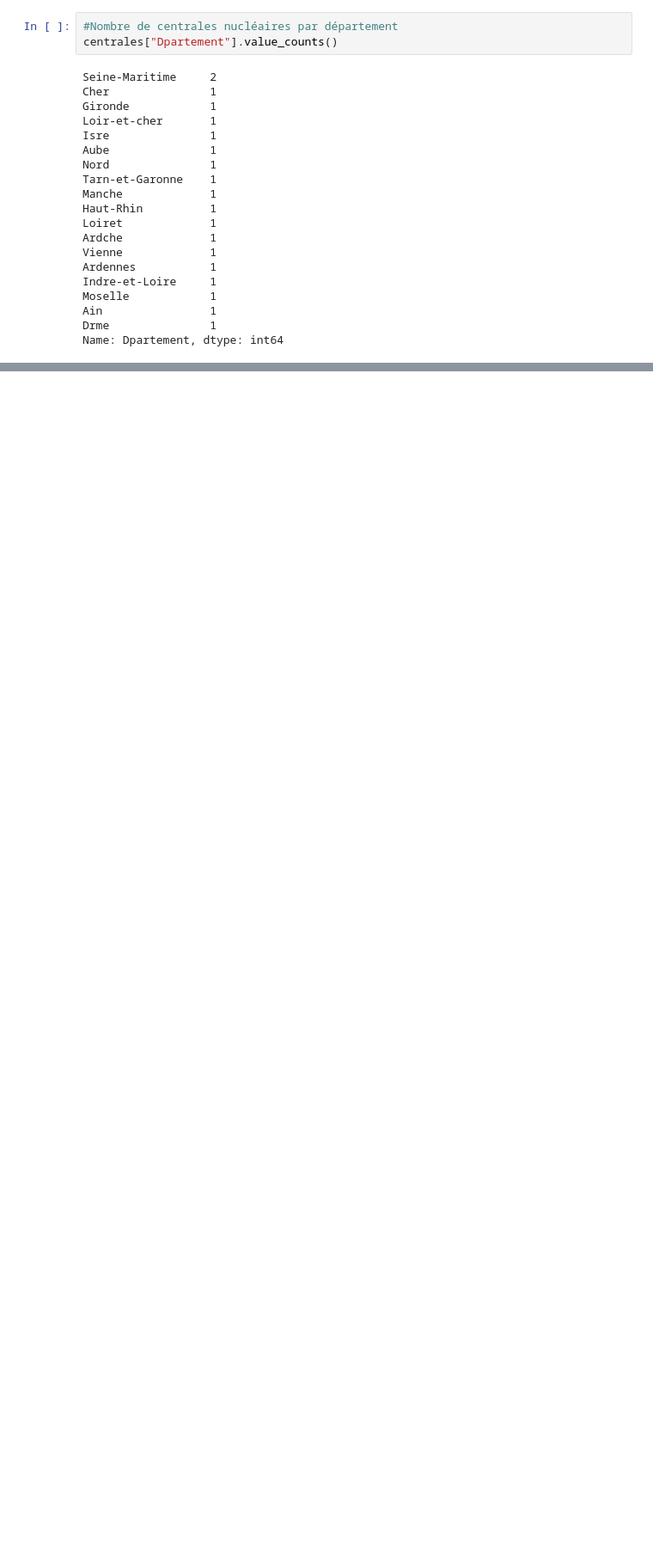
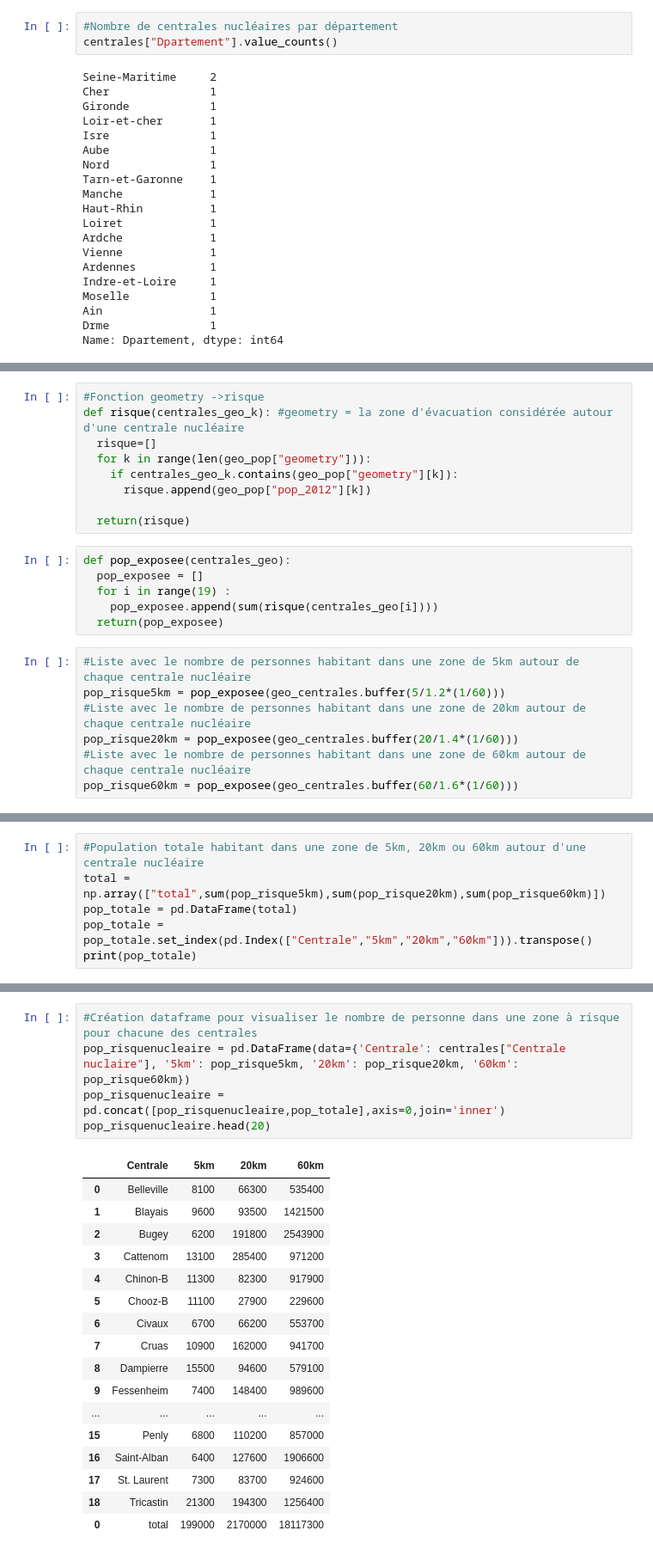
Before and after one commit to gbrugere/ProjPython, a Jupyter notebook: Stats_Nucleaire.ipynb, the cells around one changed output, grey strips where cells are left out. Shown at 86% size. Drawn from its saved outputs; the diff is of its cells as text; blank space fills up the shorter version.

Commit message:
Analyse de la base Nucléaire
Nouvelle version de l'analyse sur le Nucléaire

```diff
--- a/Stats_Nucleaire.ipynb
+++ b/Stats_Nucleaire.ipynb
@@ -124,0 +211,22 @@ pop.head()
+# %%
+#Fonction geometry ->risque
+def risque(centrales_geo_k): #geometry = la zone d'évacuation considérée autour d'une centrale nucléaire
+  risque=[]
+  for k in range(len(geo_pop["geometry"])):
+    if centrales_geo_k.contains(geo_pop["geometry"][k]):
+      risque.append(geo_pop["pop_2012"][k])
+
+  return(risque)
+# %%
+def pop_exposee(centrales_geo):
+  pop_exposee = []
+  for i in range(19) :
+    pop_exposee.append(sum(risque(centrales_geo[i])))
+  return(pop_exposee)
+# %%
+#Liste avec le nombre de personnes habitant dans une zone de 5km autour de chaque centrale nucléaire
+pop_risque5km = pop_exposee(geo_centrales.buffer(5/1.2*(1/60)))
+#Liste avec le nombre de personnes habitant dans une zone de 20km autour de chaque centrale nucléaire
+pop_risque20km = pop_exposee(geo_centrales.buffer(20/1.4*(1/60)))
+#Liste avec le nombre de personnes habitant dans une zone de 60km autour de chaque centrale nucléaire
+pop_risque60km = pop_exposee(geo_centrales.buffer(60/1.6*(1/60)))
@@ -124,0 +235,6 @@ pop.head()
+# %%
+#Population totale habitant dans une zone de 5km, 20km ou 60km autour d'une centrale nucléaire
+total = np.array(["total",sum(pop_risque5km),sum(pop_risque20km),sum(pop_risque60km)])
+pop_totale = pd.DataFrame(total)
+pop_totale = pop_totale.set_index(pd.Index(["Centrale","5km","20km","60km"])).transpose()
+print(pop_totale)
@@ -124,0 +246,23 @@ pop.head()
+# %%
+#Création dataframe pour visualiser le nombre de personne dans une zone à risque pour chacune des centrales
+pop_risquenucleaire = pd.DataFrame(data={'Centrale': centrales["Centrale nuclaire"], '5km': pop_risque5km, '20km': pop_risque20km, '60km': pop_risque60km})
+pop_risquenucleaire = pd.concat([pop_risquenucleaire,pop_totale],axis=0,join='inner')
+pop_risquenucleaire.head(20)
+# %% [output]
+|  | Centrale | 5km | 20km | 60km |
+| 0 | Belleville | 8100 | 66300 | 535400 |
+| 1 | Blayais | 9600 | 93500 | 1421500 |
+| 2 | Bugey | 6200 | 191800 | 2543900 |
+| 3 | Cattenom | 13100 | 285400 | 971200 |
+| 4 | Chinon-B | 11300 | 82300 | 917900 |
+| 5 | Chooz-B | 11100 | 27900 | 229600 |
+| 6 | Civaux | 6700 | 66200 | 553700 |
+| 7 | Cruas | 10900 | 162000 | 941700 |
+| 8 | Dampierre | 15500 | 94600 | 579100 |
+| 9 | Fessenheim | 7400 | 148400 | 989600 |
+| ... | ... | ... | ... | ... |
+| 15 | Penly | 6800 | 110200 | 857000 |
+| 16 | Saint-Alban | 6400 | 127600 | 1906600 |
+| 17 | St. Laurent | 7300 | 83700 | 924600 |
+| 18 | Tricastin | 21300 | 194300 | 1256400 |
+| 0 | total | 199000 | 2170000 | 18117300 |
```
Also changed, not shown: parts of 29 cells of this notebook, 4 other files.
